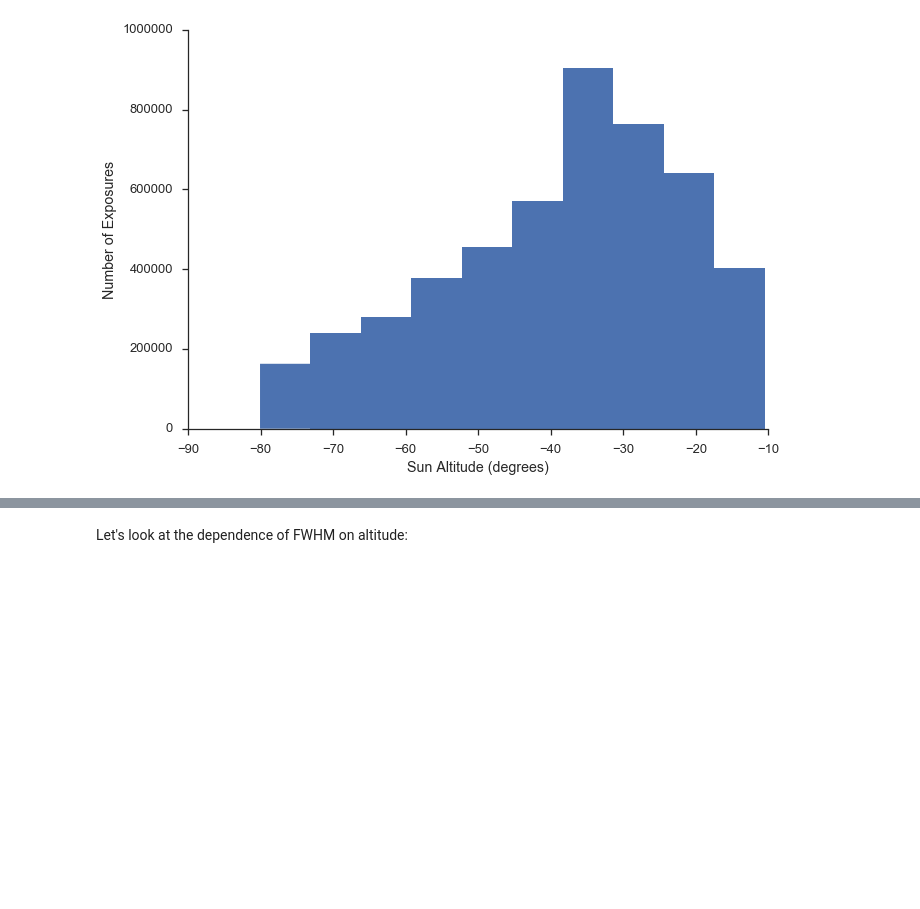
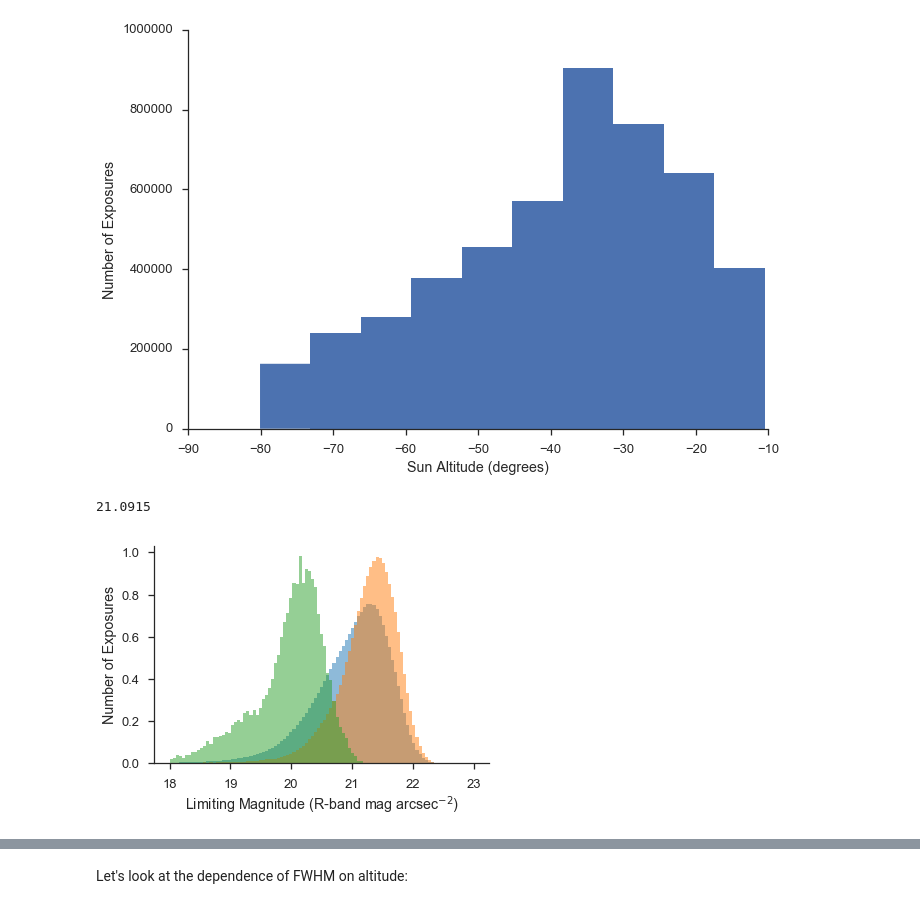
Before and after one commit to ZwickyTransientFacility/ztf_sim, a Jupyter notebook: notebooks/plot_sky_brightness_model.ipynb, the cells around one changed output, grey strips where cells are left out. Saved outputs shown, nothing was run; the diff lists cells and outputs as text; code cells hidden in the pictures; blank space fills up the shorter version.

```diff
--- a/notebooks/plot_sky_brightness_model.ipynb
+++ b/notebooks/plot_sky_brightness_model.ipynb
@@ -103,3 +123,20 @@ plt.xlim(-90,-10)
 sns.despine()
 # %% [output]
 [figure]
+# %%
+w = (df['filterkey'] == 2)
+wdark = (df['filterkey'] == 2) & (np.abs(df['moonillf']) < .1) & (df['moonalt'] < -10.)
+wbright = (df['filterkey'] == 2) & (np.abs(df['moonillf']) > .9) & (df['moonalt'] > 70.)
+
+print(df[w]['limiting_mag'].median())
+normed=True
+plt.hist(df[w]['limiting_mag'],bins=np.linspace(18,23,100),normed=normed,alpha=0.5)
+plt.hist(df[wdark]['limiting_mag'],bins=np.linspace(18,23,100),normed=normed,alpha=0.5)
+plt.hist(df[wbright]['limiting_mag'],bins=np.linspace(18,23,100),normed=normed,alpha=0.5)
+
+plt.xlabel('Limiting Magnitude (R-band mag arcsec$^{-2}$)')
+plt.ylabel('Number of Exposures')
+sns.despine()
+# %% [output]
+21.0915
+[figure, added]
```
Also changed, not shown: parts of 12 cells of this notebook, 1 other file.
